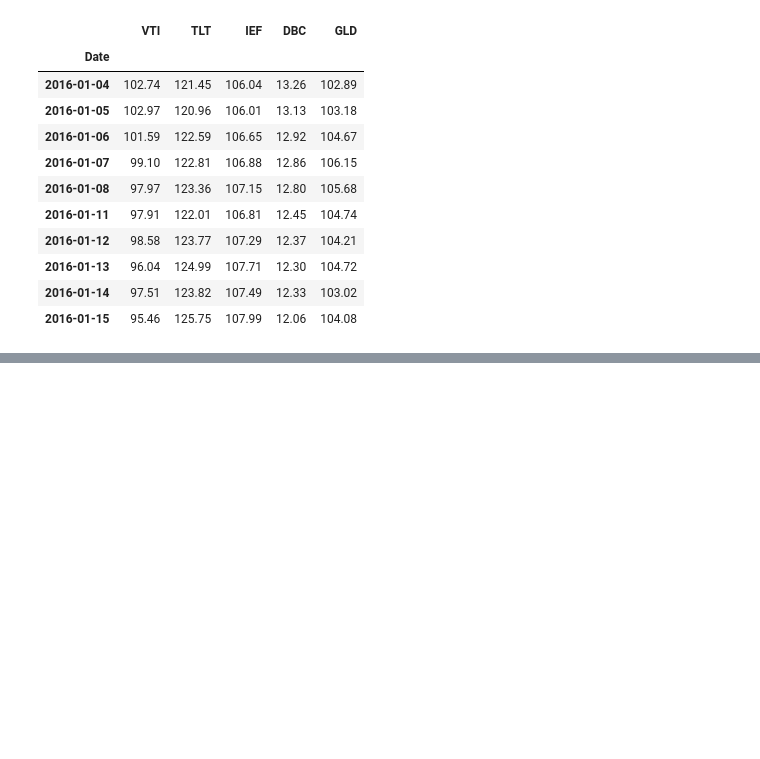
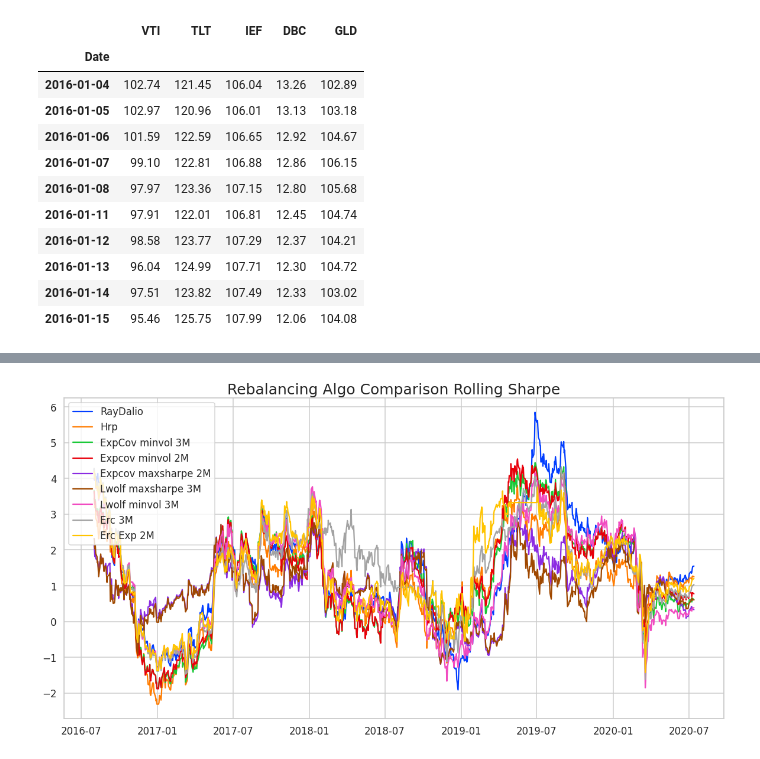
Before and after one commit to CryptoStatistical/PublicStrategies, a Jupyter notebook: ETF RiskParity Algo Comparison with investpy.ipynb, the cells around one changed output, grey strips where cells are left out. Cells and saved outputs as stored; diff of their text form; code cells hidden in the pictures; blank space fills up the shorter version.

Commit message:
Added Rolling Sharpe

```diff
--- a/ETF RiskParity Algo Comparison with investpy.ipynb
+++ b/ETF RiskParity Algo Comparison with investpy.ipynb
@@ -275,0 +290,36 @@ NoneType: None
+# %%
+import pyfolio as pf
+
+
+srrayd  = pf.timeseries.rolling_sharpe(rrayd.sum(axis=1),127)
+srhrp   = pf.timeseries.rolling_sharpe(rhrp.sum(axis=1),127)
+srexp1  = pf.timeseries.rolling_sharpe(rexp1.sum(axis=1),127)
+srexp2  = pf.timeseries.rolling_sharpe(rexp2.sum(axis=1),127)
+srexp3  = pf.timeseries.rolling_sharpe(rexp3.sum(axis=1),127)
+srlwolf = pf.timeseries.rolling_sharpe(rlwolf.sum(axis=1),127)
+srlwolf2 = pf.timeseries.rolling_sharpe(rlwolf2.sum(axis=1),127)
+srerc1 = pf.timeseries.rolling_sharpe(rerc1.sum(axis=1),127)
+srerc2 = pf.timeseries.rolling_sharpe(rerc2.sum(axis=1),127)
+
+sns.set(style='whitegrid', context='talk', palette='bright')
+plt.figure(figsize=(20,10))
+
+plt.plot(
+
+        srrayd.index, srrayd,
+        srhrp.index, srhrp,
+        srexp1.index, srexp1,
+        srexp2.index, srexp2,
+        srexp3.index, srexp3,
+        srlwolf.index, srlwolf,
+        srlwolf2.index, srlwolf2,
+        srerc1.index, srerc1,
+        srerc2.index, srerc2,
+)
+
+plt.legend(['RayDalio', 'Hrp', 'ExpCov minvol 3M', 'Expcov minvol 2M', 'Expcov maxsharpe 2M', 'Lwolf maxsharpe 3M', 'Lwolf minvol 3M', 'Erc 3M', 'Erc Exp 2M'], loc='upper left')
+plt.title('Rebalancing Algo Comparison Rolling Sharpe', fontsize=25)
+
+plt.show()
+# %% [output]
+[figure, added]
```
Also changed, not shown: parts of 1 cell of this notebook.
